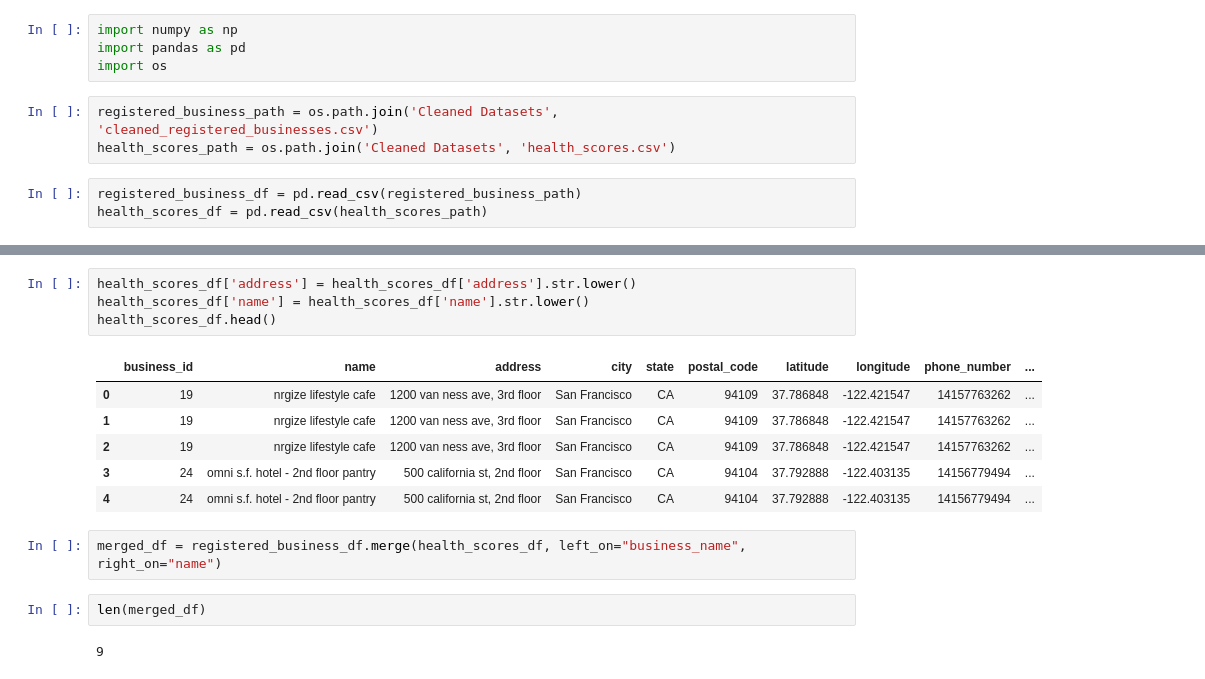
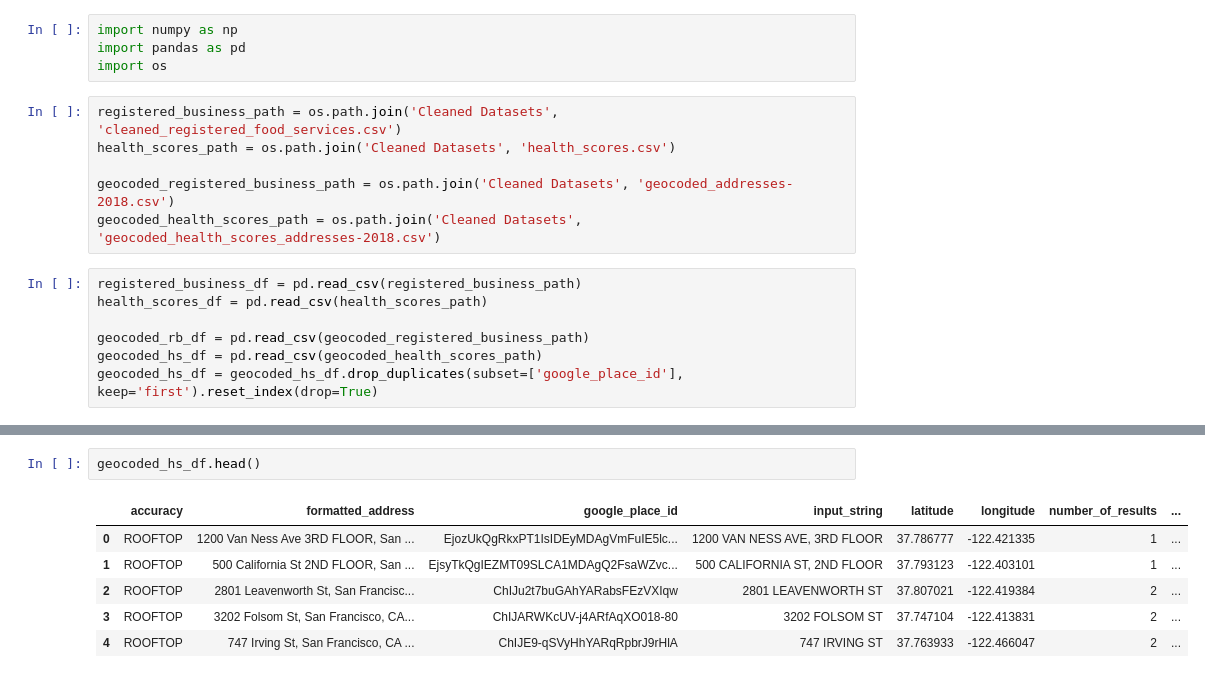
Before and after one commit to dtang29/final-project-ml, a Jupyter notebook: Resources/Jupyter Notebooks/merge.ipynb, the cells around one changed output, grey strips where cells are left out. Cells and saved outputs as stored; diff of their text form.

Commit message:
removed restaurants that shared the same address

```diff
--- a/Resources/Jupyter Notebooks/merge.ipynb
+++ b/Resources/Jupyter Notebooks/merge.ipynb
@@ -3,8 +3,15 @@ import numpy as np
 import pandas as pd
 import os
 # %%
-registered_business_path = os.path.join('Cleaned Datasets', 'cleaned_registered_businesses.csv')
+registered_business_path = os.path.join('Cleaned Datasets', 'cleaned_registered_food_services.csv')
 health_scores_path = os.path.join('Cleaned Datasets', 'health_scores.csv')
+
+geocoded_registered_business_path = os.path.join('Cleaned Datasets', 'geocoded_addresses-2018.csv')
+geocoded_health_scores_path = os.path.join('Cleaned Datasets', 'geocoded_health_scores_addresses-2018.csv')
 # %%
 registered_business_df = pd.read_csv(registered_business_path)
 health_scores_df = pd.read_csv(health_scores_path)
+
+geocoded_rb_df = pd.read_csv(geocoded_registered_business_path)
+geocoded_hs_df = pd.read_csv(geocoded_health_scores_path)
+geocoded_hs_df = geocoded_hs_df.drop_duplicates(subset=['google_place_id'], keep='first').reset_index(drop=True)
@@ -31,17 +18,9 @@ registered_business_df.head(50)
-# %%
-health_scores_df['address'] = health_scores_df['address'].str.lower()
-health_scores_df['name'] = health_scores_df['name'].str.lower()
-health_scores_df.head()
-# %% [output]
-|  | business_id | name | address | city | state | postal_code | latitude | longitude | phone_number | ... |
-| 0 | 19 | nrgize lifestyle cafe | 1200 van ness ave, 3rd floor | San Francisco | CA | 94109 | 37.786848 | -122.421547 | 14157763262 | ... |
-| 1 | 19 | nrgize lifestyle cafe | 1200 van ness ave, 3rd floor | San Francisco | CA | 94109 | 37.786848 | -122.421547 | 14157763262 | ... |
-| 2 | 19 | nrgize lifestyle cafe | 1200 van ness ave, 3rd floor | San Francisco | CA | 94109 | 37.786848 | -122.421547 | 14157763262 | ... |
-| 3 | 24 | omni s.f. hotel - 2nd floor pantry | 500 california st, 2nd floor | San Francisco | CA | 94104 | 37.792888 | -122.403135 | 14156779494 | ... |
-| 4 | 24 | omni s.f. hotel - 2nd floor pantry | 500 california st, 2nd floor | San Francisco | CA | 94104 | 37.792888 | -122.403135 | 14156779494 | ... |
-# %%
-merged_df = registered_business_df.merge(health_scores_df, left_on="business_name", right_on="name")
-# %%
-len(merged_df)
-# %% [output]
-9
+# %%
+geocoded_hs_df.head()
+# %% [output]
+|  | accuracy | formatted_address | google_place_id | input_string | latitude | longitude | number_of_results | ... |
+| 0 | ROOFTOP | 1200 Van Ness Ave 3RD FLOOR, San ... | EjozUkQgRkxPT1IsIDEyMDAgVmFuIE5lc... | 1200 VAN NESS AVE, 3RD FLOOR | 37.786777 | -122.421335 | 1 | ... |
+| 1 | ROOFTOP | 500 California St 2ND FLOOR, San ... | EjsyTkQgIEZMT09SLCA1MDAgQ2FsaWZvc... | 500 CALIFORNIA ST, 2ND FLOOR | 37.793123 | -122.403101 | 1 | ... |
+| 2 | ROOFTOP | 2801 Leavenworth St, San Francisc... | ChIJu2t7buGAhYARabsFEzVXIqw | 2801 LEAVENWORTH ST | 37.807021 | -122.419384 | 2 | ... |
+| 3 | ROOFTOP | 3202 Folsom St, San Francisco, CA... | ChIJARWKcUV-j4ARfAqXO018-80 | 3202 FOLSOM ST | 37.747104 | -122.413831 | 2 | ... |
+| 4 | ROOFTOP | 747 Irving St, San Francisco, CA ... | ChIJE9-qSVyHhYARqRpbrJ9rHlA | 747 IRVING ST | 37.763933 | -122.466047 | 2 | ... |
```
Also changed, not shown: parts of 9 cells of this notebook, 10 other files.
